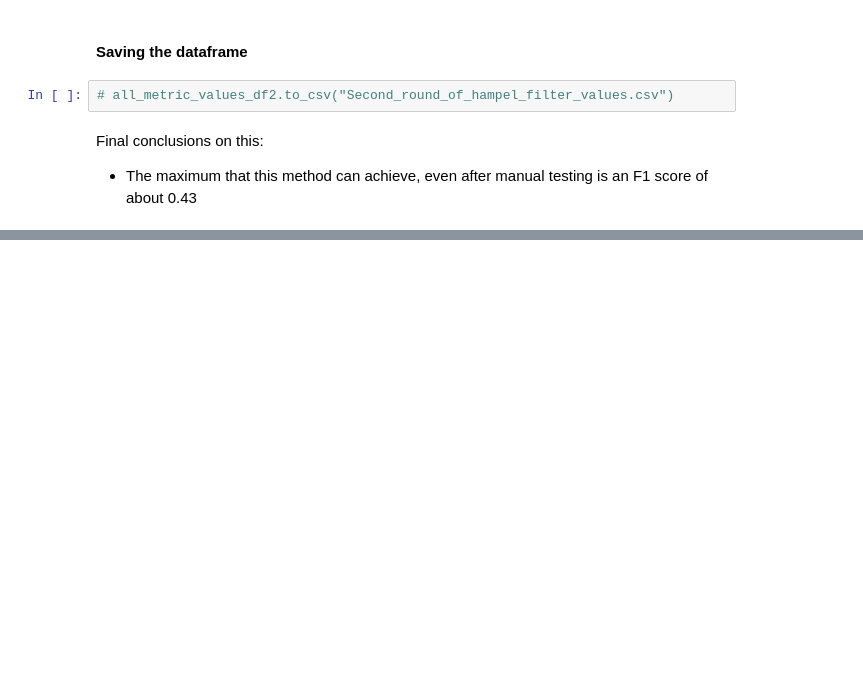
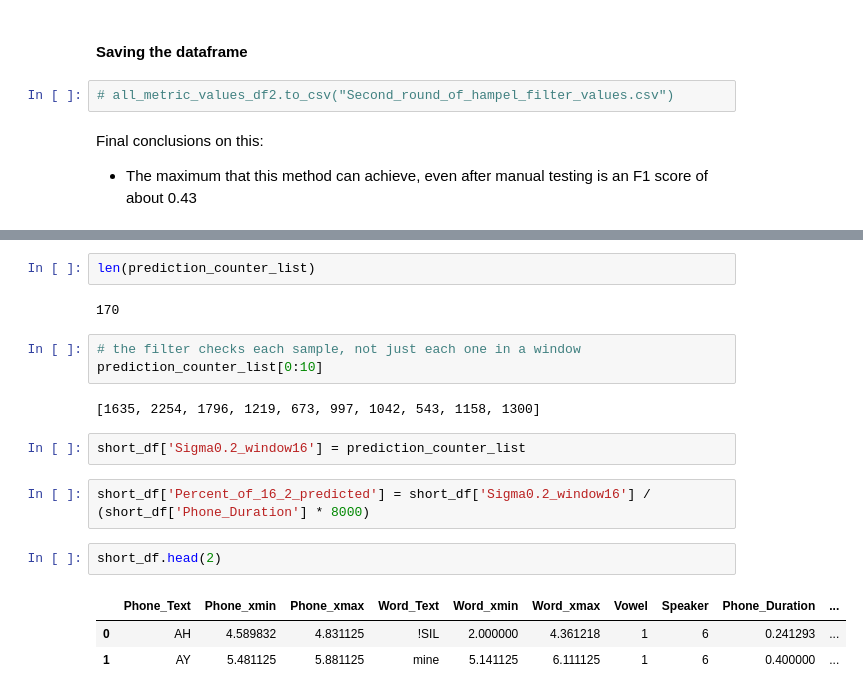
Before and after one commit to gregfeliu/Vowel_Finder, a Jupyter notebook: Optimal_Hampel_Filter_Parameters.ipynb, the cells around one changed output, grey strips where cells are left out. Drawn from its saved outputs; the diff is of its cells as text; blank space fills up the shorter version.

```diff
--- a/Optimal_Hampel_Filter_Parameters.ipynb
+++ b/Optimal_Hampel_Filter_Parameters.ipynb
@@ -173,0 +215,19 @@ Final conclusions on this:
+# %%
+len(prediction_counter_list)
+# %% [output]
+170
+# %%
+# the filter checks each sample, not just each one in a window
+prediction_counter_list[0:10]
+# %% [output]
+[1635, 2254, 1796, 1219, 673, 997, 1042, 543, 1158, 1300]
+# %%
+short_df['Sigma0.2_window16'] = prediction_counter_list
+# %%
+short_df['Percent_of_16_2_predicted'] = short_df['Sigma0.2_window16'] / (short_df['Phone_Duration'] * 8000)
+# %%
+short_df.head(2)
+# %% [output]
+|  | Phone_Text | Phone_xmin | Phone_xmax | Word_Text | Word_xmin | Word_xmax | Vowel | Speaker | Phone_Duration | ... |
+| 0 | AH | 4.589832 | 4.831125 | !SIL | 2.000000 | 4.361218 | 1 | 6 | 0.241293 | ... |
+| 1 | AY | 5.481125 | 5.881125 | mine | 5.141125 | 6.111125 | 1 | 6 | 0.400000 | ... |
```
Also changed, not shown: parts of 50 cells of this notebook, 1 other file.
